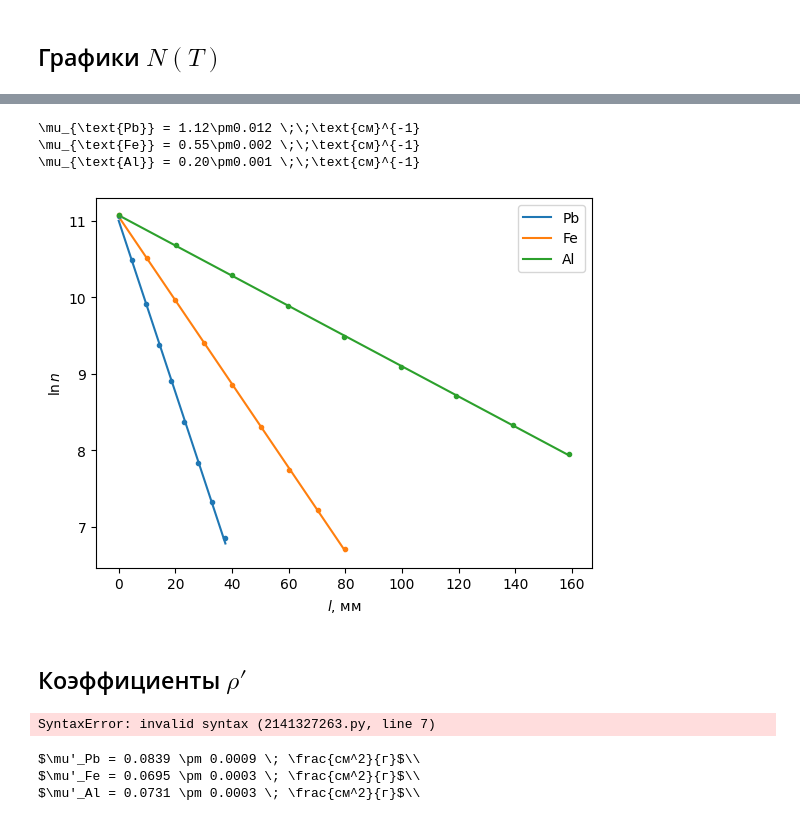
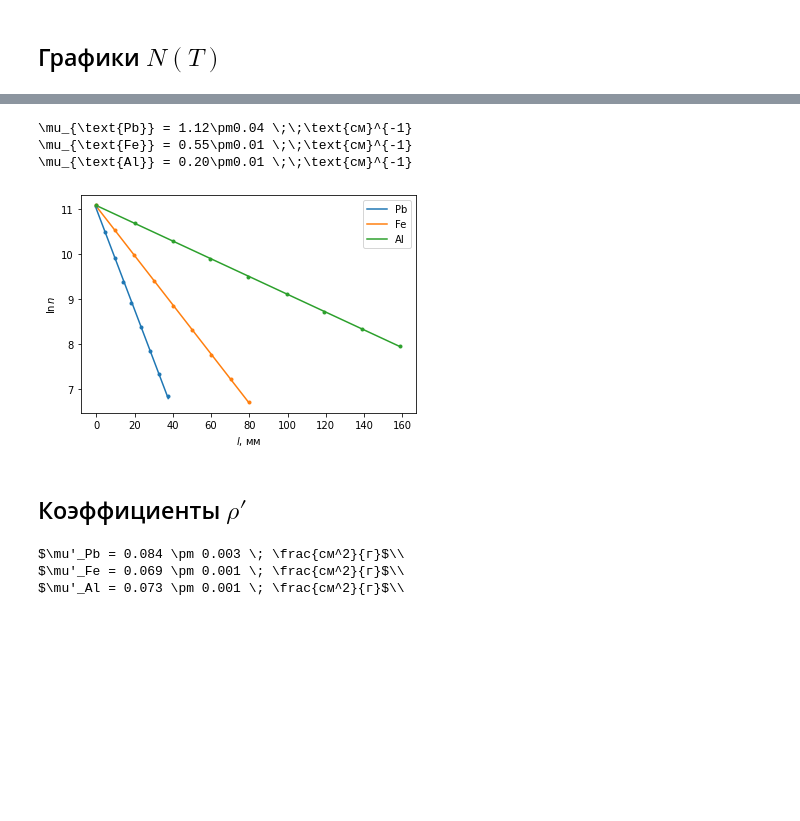
Before and after one commit to futherus/mipt_lab, a Jupyter notebook: 5.5.1/Dedkov_Maslov/551.ipynb, the cells around one changed output, grey strips where cells are left out. Cells and saved outputs as stored; diff of their text form; code cells hidden in the pictures; blank space fills up the shorter version.

```diff
--- a/5.5.1/Dedkov_Maslov/551.ipynb
+++ b/5.5.1/Dedkov_Maslov/551.ipynb
@@ -156,49 +156,50 @@ elem = 'Pb'
 for elem in ('Pb', 'Fe', 'Al'):
 
     nt = data[elem]['N'] / data[elem]['T']
     n = nt - NOISE
     eps_nt = data[elem]['sN'] / data[elem]['N']
     sig_nt = eps_nt * nt
     sig_n = np.sqrt(sig_nt**2 + sig_NOISE**2)
 
     lnn = np.log(n)
     sig_lnn = 1 / n * sig_n
 
     l = data[elem]['L']
     sig_l = data[elem]['sL']
 
     x, y, equ = mipt.plot(l, lnn, xerr = sig_l, yerr = sig_lnn, label=elem)
 
     mnk = mipt.mnk(x, y)
     a = mnk.data['a'][0]
     da = mnk.data['da'][0]
 
     mus[elem] = -a*10
-    sig_mus[elem] = da * 10
+    sig_mus[elem] = 3*da * 10
 
-    export('gen/eq-{}.tex'.format(elem), '\\mu_{{\\text{{{}}}}} = {:.2f}\pm{:.3f} \\;\\;\\text{{см}}^{{-1}}'.format(elem, -a*10, da*10))
+    if (elem == 'Al'):
+        export('gen/eq-{}.tex'.format(elem), '\\mu_{{\\text{{{}}}}} = {:.2f}\pm{:.2f} \\;\\;\\text{{см}}^{{-1}}'.format(elem, -a*10, 6*da*10))
+    else:
+        export('gen/eq-{}.tex'.format(elem), '\\mu_{{\\text{{{}}}}} = {:.2f}\pm{:.2f} \\;\\;\\text{{см}}^{{-1}}'.format(elem, -a*10, 3*da*10))
 
 
 plt.xlabel(r"$l$, мм")
 plt.ylabel(r"$\ln{n}$")
 plt.legend()
 
 plt.savefig('gen/fig-lnnl.png')
 # %% [output]
-\mu_{\text{Pb}} = 1.12\pm0.012 \;\;\text{см}^{-1}
-\mu_{\text{Fe}} = 0.55\pm0.002 \;\;\text{см}^{-1}
-\mu_{\text{Al}} = 0.20\pm0.001 \;\;\text{см}^{-1}
+\mu_{\text{Pb}} = 1.12\pm0.04 \;\;\text{см}^{-1}
+\mu_{\text{Fe}} = 0.55\pm0.01 \;\;\text{см}^{-1}
+\mu_{\text{Al}} = 0.20\pm0.01 \;\;\text{см}^{-1}
-[figure, old version]
+[figure, new version]
 # %% [markdown]
 ## Коэффициенты $\rho'$
 # %%
 rho = {
     'Pb' : 13.35,
     'Fe' : 7.87,
-    'Al' : 2.7,
+    'Al' : 2.70,
 }
-# %% [output]
-SyntaxError: invalid syntax (2141327263.py, line 7)
 # %%
 for elem in ('Pb', 'Fe', 'Al'):
 
@@ -206,8 +207,8 @@ for elem in ('Pb', 'Fe', 'Al'):
     eps_mus = sig_mus[elem] / mus[elem]
     sig_mus1 = eps_mus * mus1
 
-    print(r"$\mu'_{:s} = {:.4f} \pm {:.4f} \; \frac{{см^2}}{{г}}$\\".format(elem, mus1, sig_mus1))
+    print(r"$\mu'_{:s} = {:.3f} \pm {:.3f} \; \frac{{см^2}}{{г}}$\\".format(elem, mus1, sig_mus1))
 # %% [output]
-$\mu'_Pb = 0.0839 \pm 0.0009 \; \frac{см^2}{г}$\\
-$\mu'_Fe = 0.0695 \pm 0.0003 \; \frac{см^2}{г}$\\
-$\mu'_Al = 0.0731 \pm 0.0003 \; \frac{см^2}{г}$\\
+$\mu'_Pb = 0.084 \pm 0.003 \; \frac{см^2}{г}$\\
+$\mu'_Fe = 0.069 \pm 0.001 \; \frac{см^2}{г}$\\
+$\mu'_Al = 0.073 \pm 0.001 \; \frac{см^2}{г}$\\
```
Also changed, not shown: parts of 1 cell of this notebook, 2 other files.
